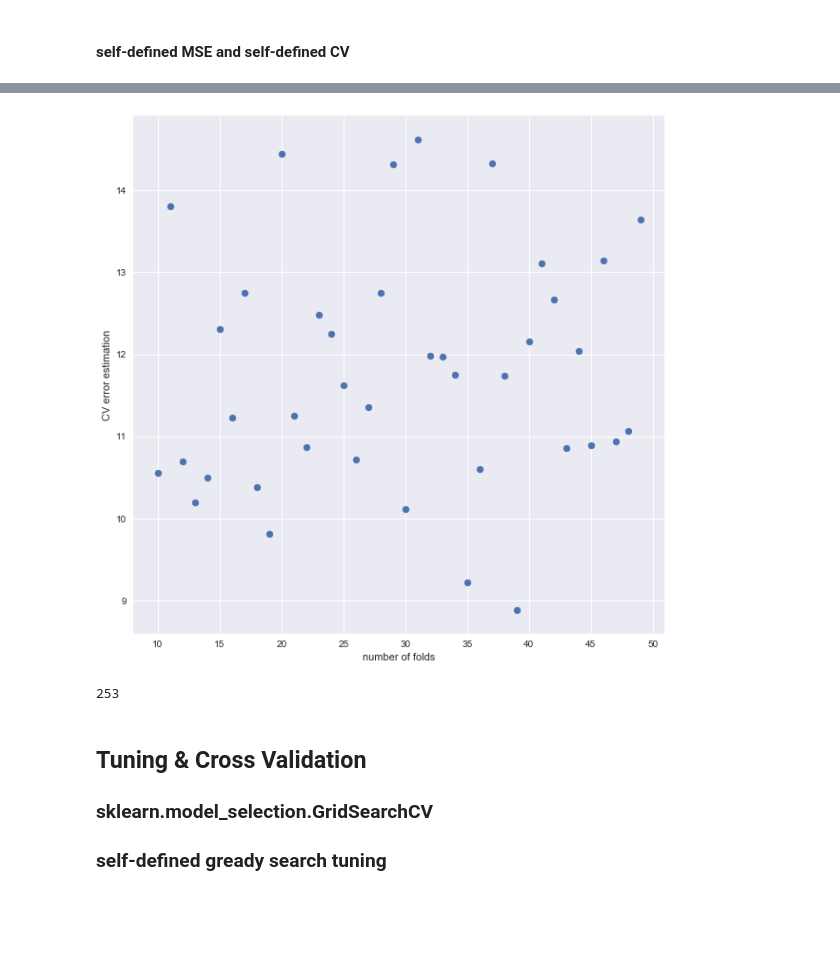
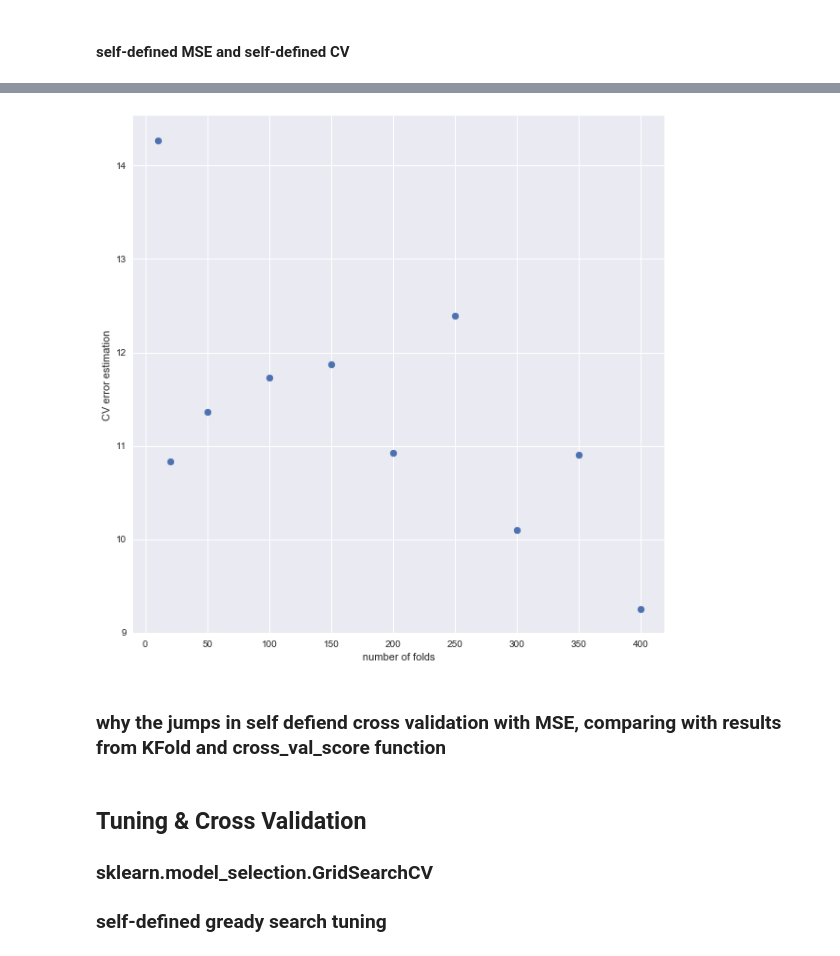
Before and after one commit to yueying-teng/RF, a Jupyter notebook: compare criteria .ipynb, the cells around one changed output, grey strips where cells are left out. Saved outputs shown, nothing was run; the diff lists cells and outputs as text; code cells hidden in the pictures; blank space fills up the shorter version.

Commit message:
diff mterics lead to diff results in param_tuning

```diff
--- a/compare criteria .ipynb
+++ b/compare criteria .ipynb
@@ -431,7 +455,12 @@ plt.show()
 #### self-defined MSE and  self-defined CV
 # %%
 # self-defined MSE function
-
+'''
+input: independent(dataframe)
+       and dependent data(array) pairs
+       and the model
+output: MSE
+'''
 def MSE(x, y, model):
     predicts = model.predict(x)
     sse = []
@@ -439,7 +468,7 @@ def MSE(x, y, model):
     for i in range(len(predicts)):
         sse.append((y[i] - predicts[i]) **2)
 
-    MSE = sum(sse)/len(predicts)
+    MSE = np.mean(sse)
     return MSE
 # %%
 # split data into k folds
@@ -478,14 +515,10 @@ def cv_cal(x, y, model, kfold):
 
     return cv_MSE
 # %%
-from random import seed
-# seed(0)
+# regr = RandomForestRegressor(random_state = 0)
 
-regr = RandomForestRegressor(random_state = 0)
+# kf = int(x.shape[0]/2)
+# # kf = 10
+# cv_MSE = cv_cal(x, np.ravel(price), regr, kfold = kf)
 
-kf = int(x.shape[0]/2)
-# kf = 10
-cv_MSE = cv_cal(x, np.ravel(price), regr, kfold = kf)
-
-# print (cv_MSE)
-sum(cv_MSE)/ kf
+# np.mean(cv_MSE)
@@ -494,6 +525,14 @@ sum(cv_MSE)/ kf
-# %%
-plot_mse = []
-for kf in range(10, 50):
-    seed(0)
-    regr = RandomForestRegressor(random_state = 0)
-    plot_mse.append(sum(cv_cal(x, np.ravel(price), regr, kfold = kf))/kf)
+# %%
+from random import seed
+
+each_fold = []   # which is a list of lists to store all the MSE values in each train/ test split for differnet folds of cross validation
+
+plot_mse = []
+num_folds = len(folds)
+folds = [10, 20, 50, 100, 150, 200, 250, 300, 350, 400]
+
+for kf in folds:
+    seed(10)
+    regr = RandomForestRegressor(random_state = 0)
+    each_fold.append(cv_cal(x, np.ravel(price), regr, kfold = kf))
+    plot_mse.append(np.mean(cv_cal(x, np.ravel(price), regr, kfold = kf)))
@@ -500,17 +582,15 @@ for kf in range(10, 50):
 # %%
 fig = plt.figure(figsize = (10, 10))
 
-plt.scatter (range(10, 50), plot_mse)
+plt.scatter (folds, plot_mse)
 plt.xlabel('number of folds')
 plt.ylabel('CV error estimation')
 
 plt.show()
 # %% [output]
-[figure, old version]
+[figure, new version]
-# %%
-int(x.shape[0]/2)
-# %% [output]
-253
+# %% [markdown]
+### why the jumps in self defiend cross validation with MSE, comparing with results from KFold and cross_val_score function
 # %% [markdown]
 ## Tuning & Cross Validation
 ### sklearn.model_selection.GridSearchCV
```
Also changed, not shown: parts of 30 cells of this notebook.
